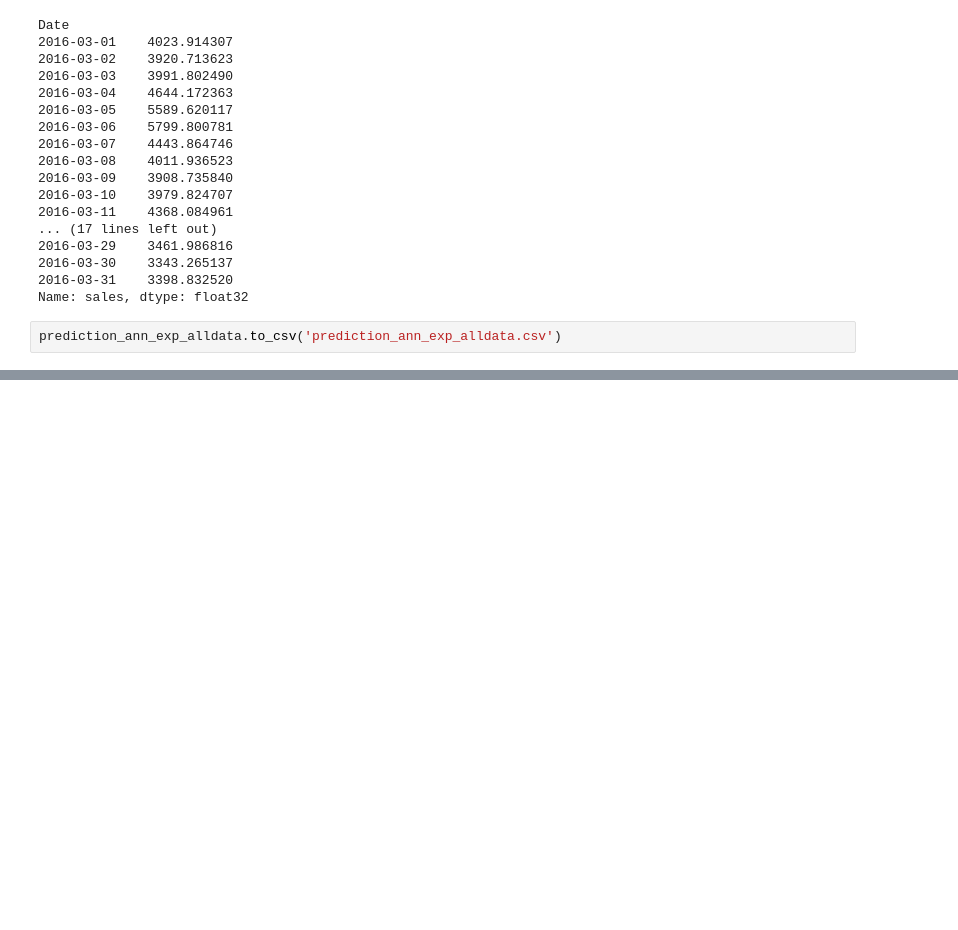
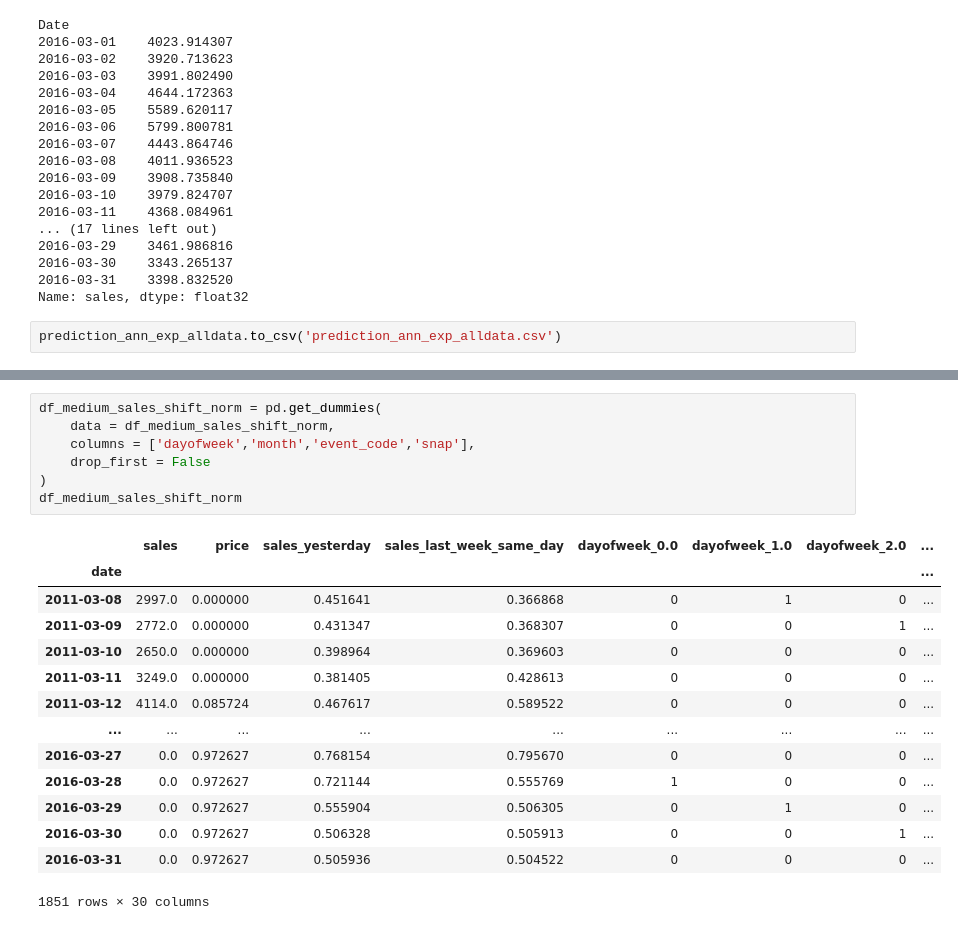
Before and after one commit to EdwinUe/BAB_WS22-23, a Jupyter notebook: Code/003BusinessAnalyticsBProjekt.ipynb, the cells around one changed output, grey strips where cells are left out. Drawn from its saved outputs; the diff is of its cells as text; blank space fills up the shorter version.

```diff
--- a/Code/003BusinessAnalyticsBProjekt.ipynb
+++ b/Code/003BusinessAnalyticsBProjekt.ipynb
@@ -2990,0 +3066,22 @@ prediction_ann_exp_alldata.to_csv('prediction_ann_exp_alldata.csv')
+# %%
+df_medium_sales_shift_norm = pd.get_dummies(
+    data = df_medium_sales_shift_norm,
+    columns = ['dayofweek','month','event_code','snap'],
+    drop_first = False
+)
+df_medium_sales_shift_norm
+# %% [output]
+|  | sales | price | sales_yesterday | sales_last_week_same_day | dayofweek_0.0 | dayofweek_1.0 | dayofweek_2.0 | ... |
+| date |  |  |  |  |  |  |  | ... |
+| 2011-03-08 | 2997.0 | 0.000000 | 0.451641 | 0.366868 | 0 | 1 | 0 | ... |
+| 2011-03-09 | 2772.0 | 0.000000 | 0.431347 | 0.368307 | 0 | 0 | 1 | ... |
+| 2011-03-10 | 2650.0 | 0.000000 | 0.398964 | 0.369603 | 0 | 0 | 0 | ... |
+| 2011-03-11 | 3249.0 | 0.000000 | 0.381405 | 0.428613 | 0 | 0 | 0 | ... |
+| 2011-03-12 | 4114.0 | 0.085724 | 0.467617 | 0.589522 | 0 | 0 | 0 | ... |
+| ... | ... | ... | ... | ... | ... | ... | ... | ... |
+| 2016-03-27 | 0.0 | 0.972627 | 0.768154 | 0.795670 | 0 | 0 | 0 | ... |
+| 2016-03-28 | 0.0 | 0.972627 | 0.721144 | 0.555769 | 1 | 0 | 0 | ... |
+| 2016-03-29 | 0.0 | 0.972627 | 0.555904 | 0.506305 | 0 | 1 | 0 | ... |
+| 2016-03-30 | 0.0 | 0.972627 | 0.506328 | 0.505913 | 0 | 0 | 1 | ... |
+| 2016-03-31 | 0.0 | 0.972627 | 0.505936 | 0.504522 | 0 | 0 | 0 | ... |
+1851 rows × 30 columns
```
Also changed, not shown: parts of 34 cells of this notebook.
